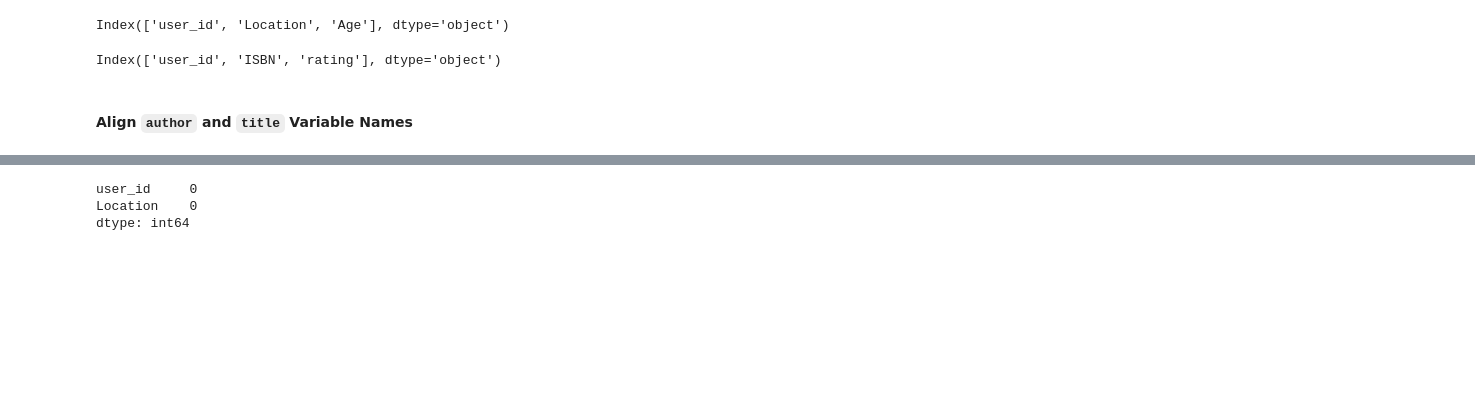
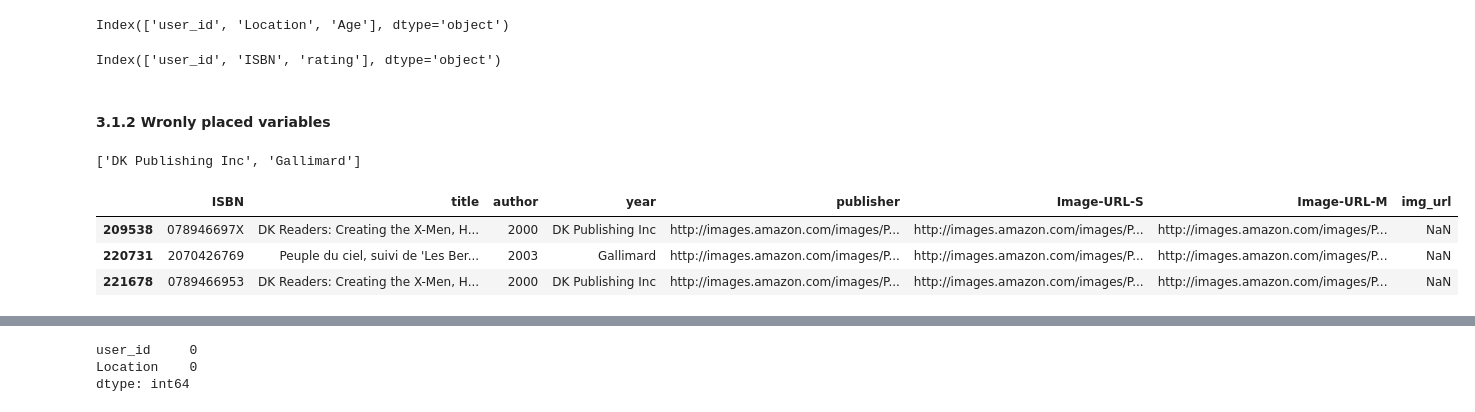
Before and after one commit to ggeorgekkariuki/picasso-book-bar, a Jupyter notebook: index.ipynb, the cells around one changed output, grey strips where cells are left out. Saved outputs shown, nothing was run; the diff lists cells and outputs as text; code cells hidden in the pictures; blank space fills up the shorter version.

```diff
--- a/index.ipynb
+++ b/index.ipynb
@@ -356,5 +326,19 @@ ratings_df.rename(columns={
 ratings_df.columns
 # %% [output]
 Index(['user_id', 'ISBN', 'rating'], dtype='object')
-# %% [markdown]
-#### Align `author` and `title` Variable Names
+# %% [markdown]
+#### 3.1.2 Wronly placed variables
+# %%
+# Some records have wrong values in the 'year' category
+wrong_values = [year for year in books_df['year'].unique() if len(year) > 4]
+wrong_values
+# %% [output]
+['DK Publishing Inc', 'Gallimard']
+# %%
+# The individual records
+books_df[books_df['year'].apply(lambda x: len(x)>4) == True]
+# %% [output]
+|  | ISBN | title | author | year | publisher | Image-URL-S | Image-URL-M | img_url |
+| 209538 | 078946697X | DK Readers: Creating the X-Men, H... | 2000 | DK Publishing Inc | http://images.amazon.com/images/P... | http://images.amazon.com/images/P... | http://images.amazon.com/images/P... | NaN |
+| 220731 | 2070426769 | Peuple du ciel, suivi de 'Les Ber... | 2003 | Gallimard | http://images.amazon.com/images/P... | http://images.amazon.com/images/P... | http://images.amazon.com/images/P... | NaN |
+| 221678 | 0789466953 | DK Readers: Creating the X-Men, H... | 2000 | DK Publishing Inc | http://images.amazon.com/images/P... | http://images.amazon.com/images/P... | http://images.amazon.com/images/P... | NaN |
```
Also changed, not shown: parts of 25 cells of this notebook.
